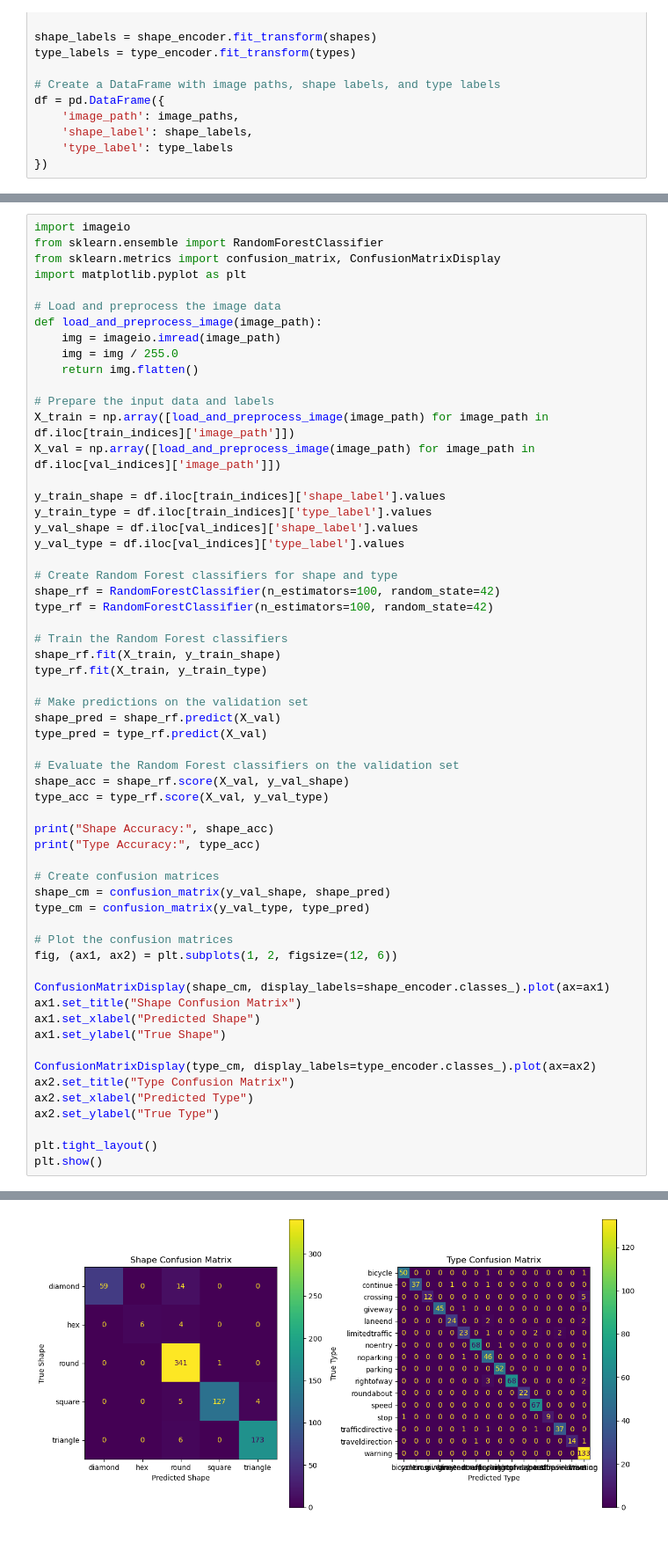
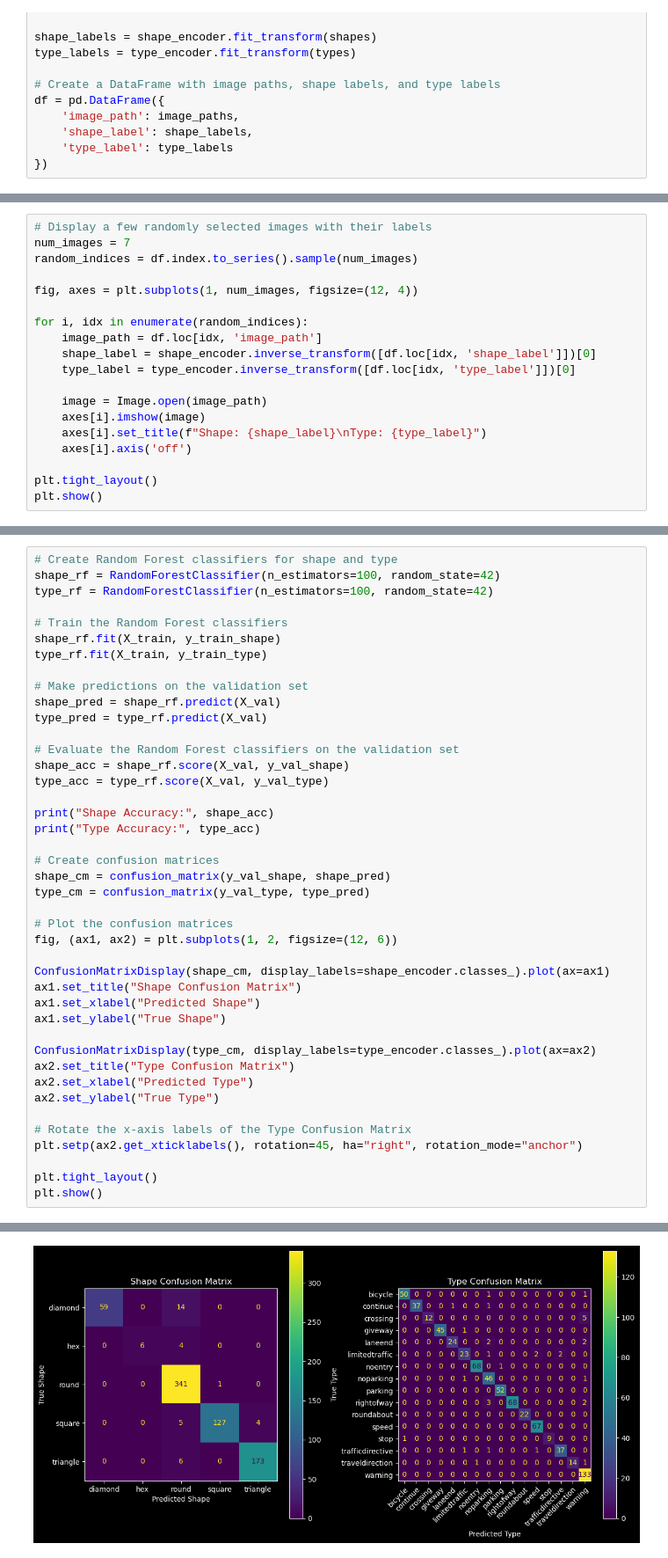
Before and after one commit to des1-gner/trafficsigns-main, a Jupyter notebook: s3952320_s3900481.ipynb, the cells around one changed output, grey strips where cells are left out. Shown at 88% size. Saved outputs shown, nothing was run; the diff lists cells and outputs as text.

```diff
--- a/s3952320_s3900481.ipynb
+++ b/s3952320_s3900481.ipynb
@@ -253,0 +152,19 @@ df = pd.DataFrame({
+# %%
+# Display a few randomly selected images with their labels
+num_images = 7
+random_indices = df.index.to_series().sample(num_images)
+
+fig, axes = plt.subplots(1, num_images, figsize=(12, 4))
+
+for i, idx in enumerate(random_indices):
+    image_path = df.loc[idx, 'image_path']
+    shape_label = shape_encoder.inverse_transform([df.loc[idx, 'shape_label']])[0]
+    type_label = type_encoder.inverse_transform([df.loc[idx, 'type_label']])[0]
+
+    image = Image.open(image_path)
+    axes[i].imshow(image)
+    axes[i].set_title(f"Shape: {shape_label}\nType: {type_label}")
+    axes[i].axis('off')
+
+plt.tight_layout()
+plt.show()
@@ -261,24 +240,4 @@ val_datagen = ImageDataGenerator(preprocessing_function=preprocess_input)
 # %%
-import imageio
-from sklearn.ensemble import RandomForestClassifier
-from sklearn.metrics import confusion_matrix, ConfusionMatrixDisplay
-import matplotlib.pyplot as plt
-
-# Load and preprocess the image data
-def load_and_preprocess_image(image_path):
-    img = imageio.imread(image_path)
-    img = img / 255.0
-    return img.flatten()
-
-# Prepare the input data and labels
-X_train = np.array([load_and_preprocess_image(image_path) for image_path in df.iloc[train_indices]['image_path']])
-X_val = np.array([load_and_preprocess_image(image_path) for image_path in df.iloc[val_indices]['image_path']])
-
-y_train_shape = df.iloc[train_indices]['shape_label'].values
-y_train_type = df.iloc[train_indices]['type_label'].values
-y_val_shape = df.iloc[val_indices]['shape_label'].values
-y_val_type = df.iloc[val_indices]['type_label'].values
-
 # Create Random Forest classifiers for shape and type
 shape_rf = RandomForestClassifier(n_estimators=100, random_state=42)
 type_rf = RandomForestClassifier(n_estimators=100, random_state=42)
@@ -293,31 +252,34 @@ type_pred = type_rf.predict(X_val)
 
 # Evaluate the Random Forest classifiers on the validation set
 shape_acc = shape_rf.score(X_val, y_val_shape)
 type_acc = type_rf.score(X_val, y_val_type)
 
 print("Shape Accuracy:", shape_acc)
 print("Type Accuracy:", type_acc)
 
 # Create confusion matrices
 shape_cm = confusion_matrix(y_val_shape, shape_pred)
 type_cm = confusion_matrix(y_val_type, type_pred)
 
 # Plot the confusion matrices
 fig, (ax1, ax2) = plt.subplots(1, 2, figsize=(12, 6))
 
 ConfusionMatrixDisplay(shape_cm, display_labels=shape_encoder.classes_).plot(ax=ax1)
 ax1.set_title("Shape Confusion Matrix")
 ax1.set_xlabel("Predicted Shape")
 ax1.set_ylabel("True Shape")
 
 ConfusionMatrixDisplay(type_cm, display_labels=type_encoder.classes_).plot(ax=ax2)
 ax2.set_title("Type Confusion Matrix")
 ax2.set_xlabel("Predicted Type")
 ax2.set_ylabel("True Type")
 
+# Rotate the x-axis labels of the Type Confusion Matrix
+plt.setp(ax2.get_xticklabels(), rotation=45, ha="right", rotation_mode="anchor")
+
 plt.tight_layout()
 plt.show()
 # %% [output]
 Shape Accuracy: 0.9540540540540541
 Type Accuracy: 0.9554054054054054
-[figure, old version]
+[figure, new version]
```
Also changed, not shown: parts of 26 cells of this notebook, 1 other file.
